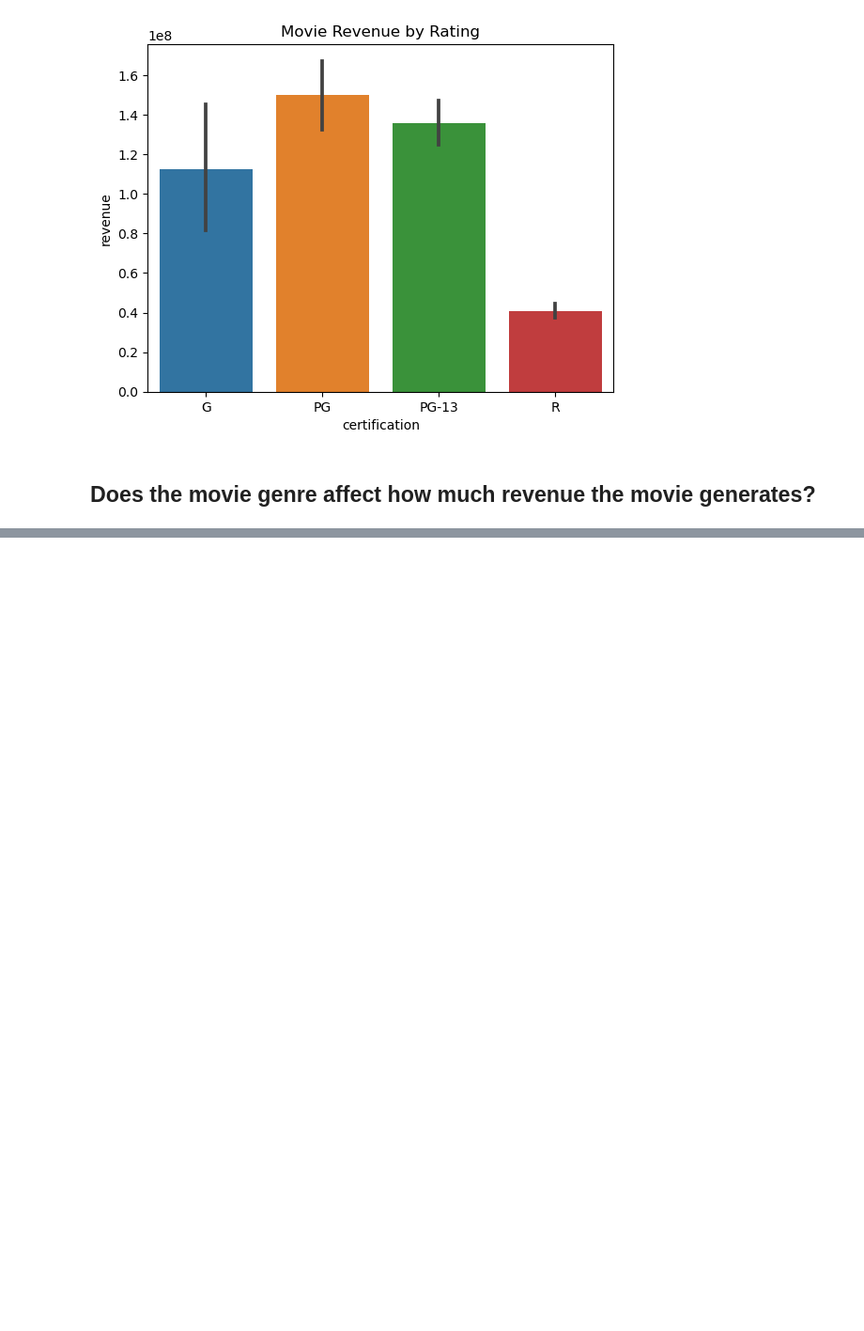
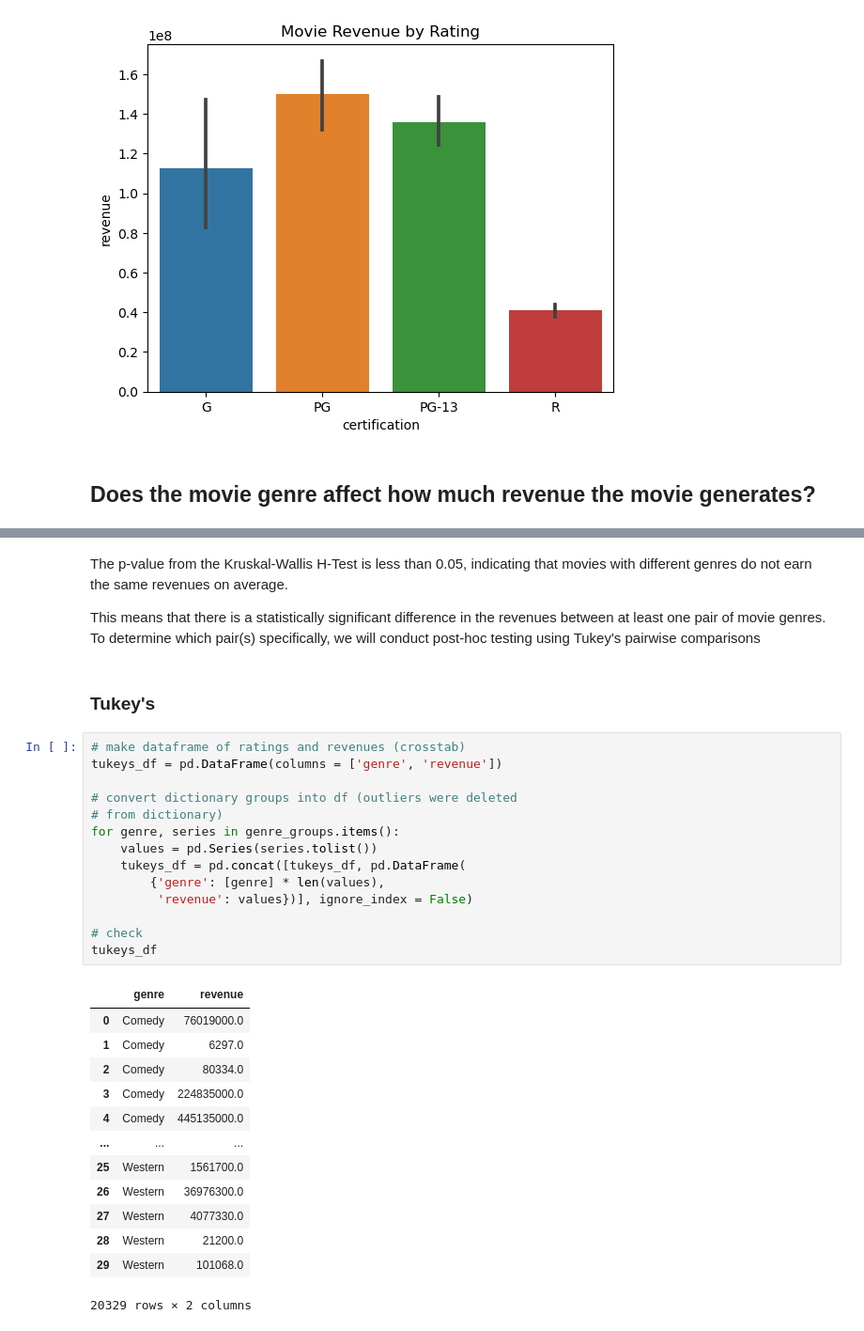
Before and after one commit to nour614/Nour-Tafa-Project-3, a Jupyter notebook: Project 3 part 4.ipynb, the cells around one changed output, grey strips where cells are left out. Shown at 94% size. Drawn from its saved outputs; the diff is of its cells as text; blank space fills up the shorter version.

```diff
--- a/Project 3 part 4.ipynb
+++ b/Project 3 part 4.ipynb
@@ -340,0 +575,34 @@ ax.set_title('Movie Revenue by Rating');
+# %% [markdown]
+The p-value from the Kruskal-Wallis H-Test is less than 0.05, indicating that movies with different genres do not earn the same revenues on average.
+
+This means that there is a statistically significant difference in the revenues between at least one pair of movie genres. To determine which pair(s) specifically, we will conduct post-hoc testing using Tukey's pairwise comparisons
+# %% [markdown]
+### Tukey's
+# %%
+# make dataframe of ratings and revenues (crosstab)
+tukeys_df = pd.DataFrame(columns = ['genre', 'revenue'])
+
+# convert dictionary groups into df (outliers were deleted
+# from dictionary)
+for genre, series in genre_groups.items():
+    values = pd.Series(series.tolist())
+    tukeys_df = pd.concat([tukeys_df, pd.DataFrame(
+        {'genre': [genre] * len(values),
+         'revenue': values})], ignore_index = False)
+
+# check
+tukeys_df
+# %% [output]
+|  | genre | revenue |
+| 0 | Comedy | 76019000.0 |
+| 1 | Comedy | 6297.0 |
+| 2 | Comedy | 80334.0 |
+| 3 | Comedy | 224835000.0 |
+| 4 | Comedy | 445135000.0 |
+| ... | ... | ... |
+| 25 | Western | 1561700.0 |
+| 26 | Western | 36976300.0 |
+| 27 | Western | 4077330.0 |
+| 28 | Western | 21200.0 |
+| 29 | Western | 101068.0 |
+20329 rows × 2 columns
```
Also changed, not shown: parts of 23 cells of this notebook.
